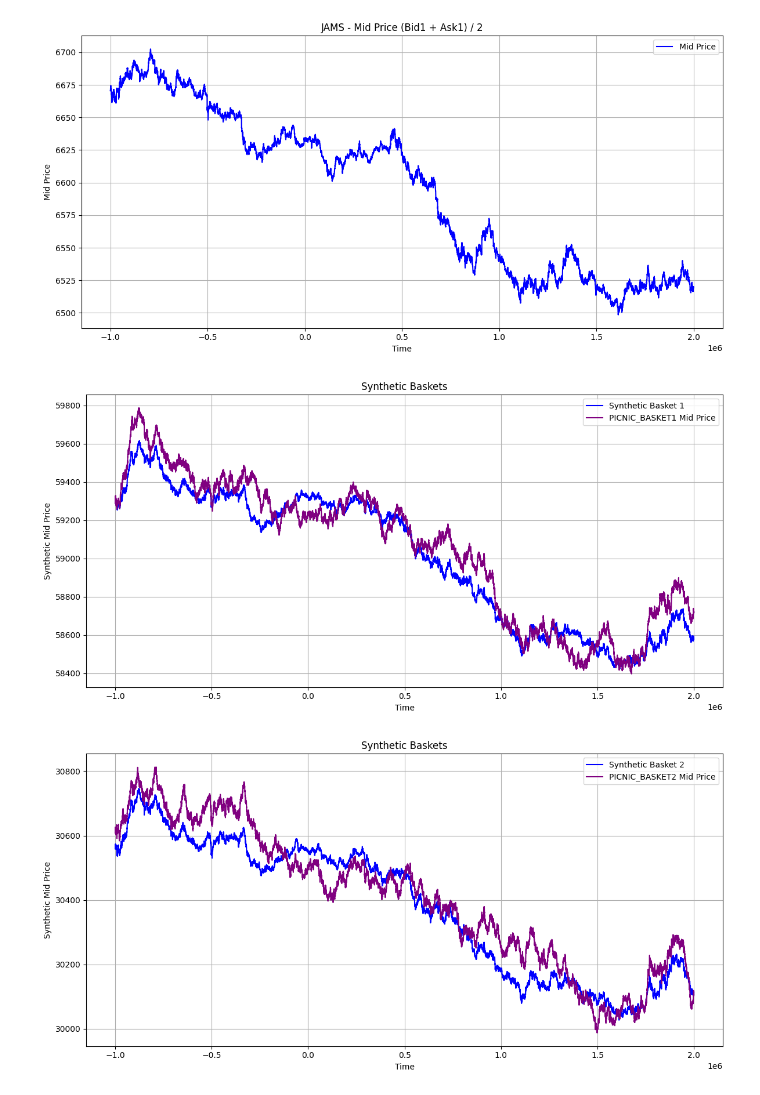
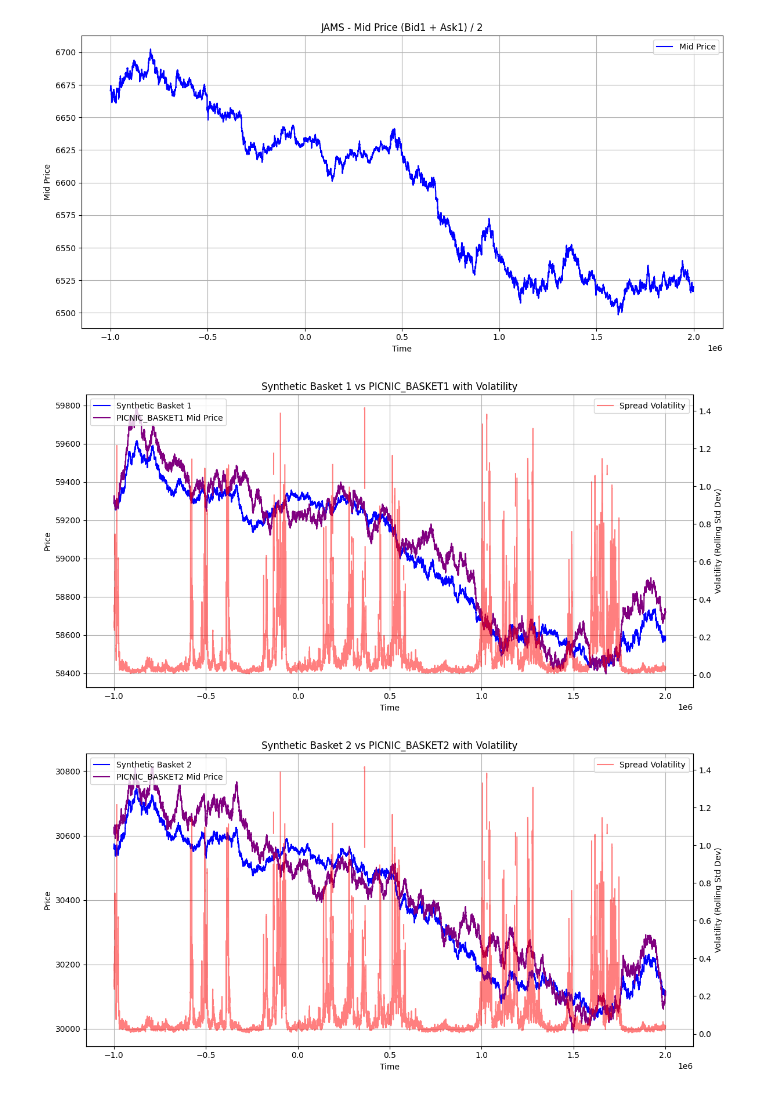
Before and after one commit to jennifer-lu/prosperity-3, a Jupyter notebook: round_2_algo.ipynb, the cells around one changed output. Cells and saved outputs as stored; diff of their text form; code cells hidden in the pictures.

Commit message:
add data and spread volatility

```diff
--- a/round_2_algo.ipynb
+++ b/round_2_algo.ipynb
@@ -89,36 +90,52 @@ for product in products:
 # %%
 merged_df = pd.DataFrame({'time': mid_prices["CROISSANTS"][0]})
 for product in products:
     merged_df[product] = pd.Series(mid_prices[product][1]).values
 
 synthetic_basket1_mids = (6 * merged_df["CROISSANTS"] +
                           3 * merged_df["JAMS"] +
                           1 * merged_df["DJEMBES"])
 
 synthetic_basket2_mids = (4 * merged_df["CROISSANTS"] +
                           2 * merged_df["JAMS"])
 
-plt.figure(figsize=(12, 6))
-plt.plot(merged_df["time"], synthetic_basket1_mids, label="Synthetic Basket 1", color="blue")
-plt.plot(merged_df["time"], merged_df["PICNIC_BASKET1"], label="PICNIC_BASKET1 Mid Price", color="purple")
-plt.title("Synthetic Baskets")
-plt.xlabel("Time")
-plt.ylabel("Synthetic Mid Price")
-plt.legend()
-plt.grid(True)
+# spread rolling volatility
+pb1_spread = merged_df["PICNIC_BASKET1"] - synthetic_basket1_mids
+pb1_spread_log_returns = np.log(pb1_spread / pb1_spread.shift(1))
+pb1_spread_volatility = pb1_spread_log_returns.rolling(window=10).std()
+pb2_spread = merged_df["PICNIC_BASKET2"] - synthetic_basket2_mids
+pb2_spread_log_returns = np.log(pb2_spread / pb2_spread.shift(1))
+pb2_spread_volatility = pb2_spread_log_returns.rolling(window=10).std()
+
+fig, ax1 = plt.subplots(figsize=(12, 6))
+ax1.plot(merged_df["time"], synthetic_basket1_mids, label="Synthetic Basket 1", color="blue")
+ax1.plot(merged_df["time"], merged_df["PICNIC_BASKET1"], label="PICNIC_BASKET1 Mid Price", color="purple")
+ax1.set_xlabel("Time")
+ax1.set_ylabel("Price")
+ax1.legend(loc="upper left")
+ax1.grid(True)
+ax2 = ax1.twinx()
+ax2.plot(merged_df["time"], pb1_spread_volatility, label="Spread Volatility", color="red", alpha=0.5)
+ax2.set_ylabel("Volatility (Rolling Std Dev)")
+ax2.legend(loc="upper right")
+plt.title("Synthetic Basket 1 vs PICNIC_BASKET1 with Volatility")
 plt.tight_layout()
 plt.show()
 
-plt.figure(figsize=(12, 6))
-plt.plot(merged_df["time"], synthetic_basket2_mids, label="Synthetic Basket 2", color="blue")
-plt.plot(merged_df["time"], merged_df["PICNIC_BASKET2"], label="PICNIC_BASKET2 Mid Price", color="purple")
-plt.title("Synthetic Baskets")
-plt.xlabel("Time")
-plt.ylabel("Synthetic Mid Price")
-plt.legend()
-plt.grid(True)
+fig, ax1 = plt.subplots(figsize=(12, 6))
+ax1.plot(merged_df["time"], synthetic_basket2_mids, label="Synthetic Basket 2", color="blue")
+ax1.plot(merged_df["time"], merged_df["PICNIC_BASKET2"], label="PICNIC_BASKET2 Mid Price", color="purple")
+ax1.set_xlabel("Time")
+ax1.set_ylabel("Price")
+ax1.legend(loc="upper left")
+ax1.grid(True)
+ax2 = ax1.twinx()
+ax2.plot(merged_df["time"], pb1_spread_volatility, label="Spread Volatility", color="red", alpha=0.5)
+ax2.set_ylabel("Volatility (Rolling Std Dev)")
+ax2.legend(loc="upper right")
+plt.title("Synthetic Basket 2 vs PICNIC_BASKET2 with Volatility")
 plt.tight_layout()
 plt.show()
 # %% [output]
-[figure, old version]
+[figure, new version]
-[figure, old version]
+[figure, new version]
```
Also changed, not shown: parts of 1 cell of this notebook, 6 other files.
